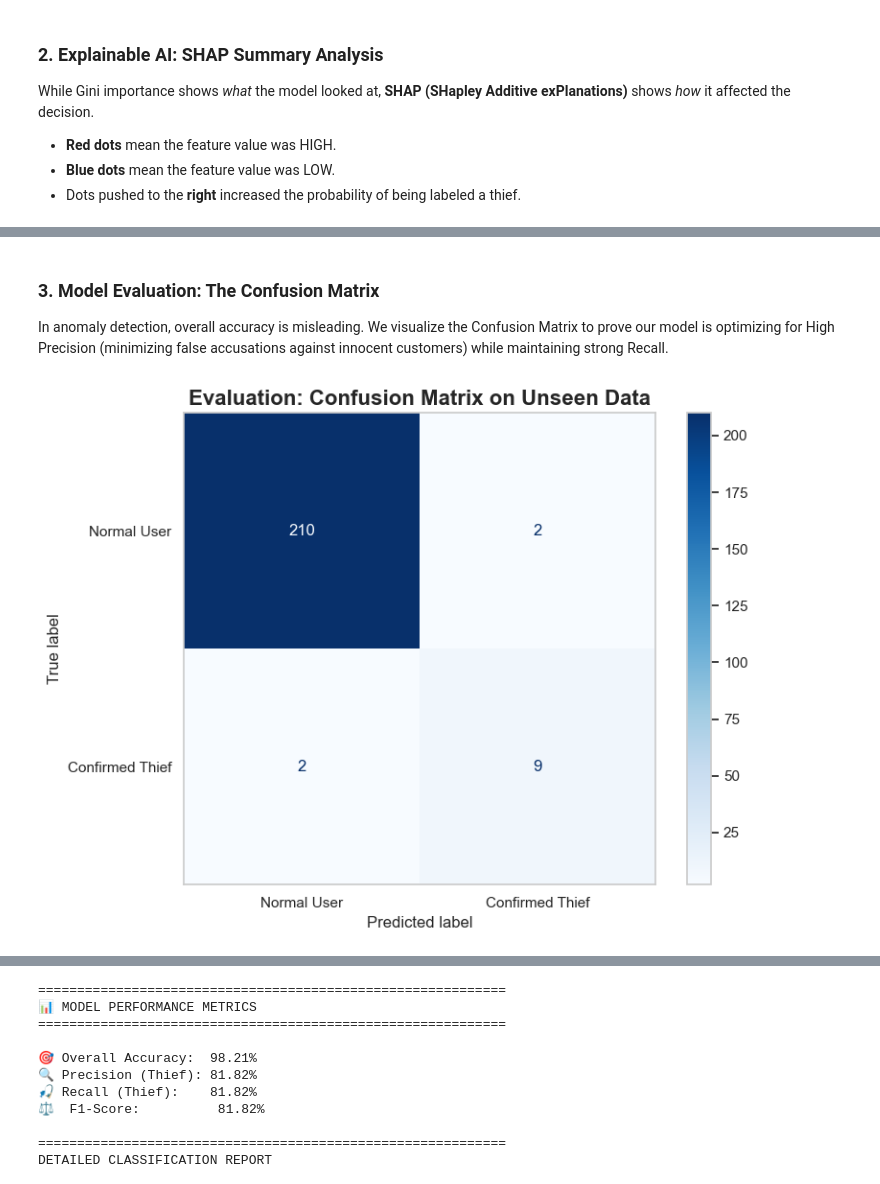
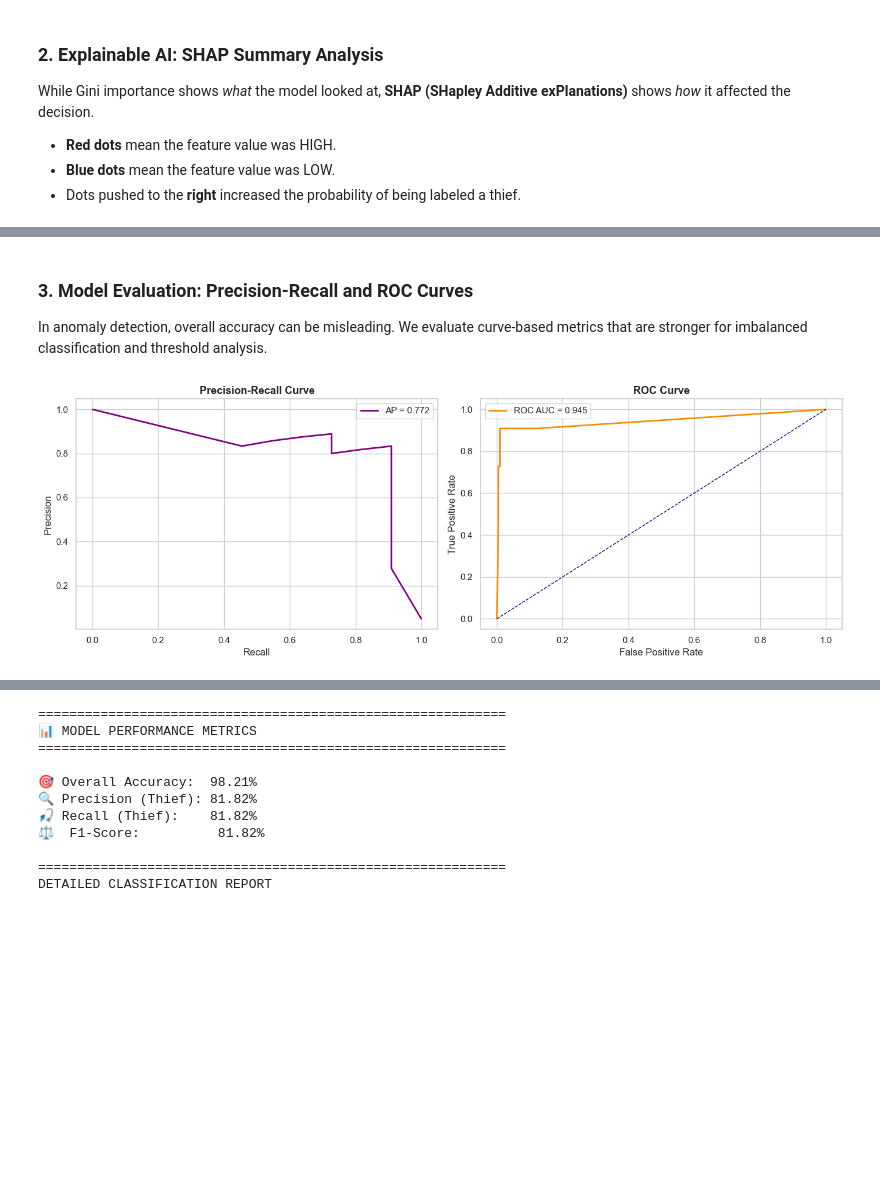
Before and after one commit to PiyushBhavsar22/Detection-of-Abnormal-Electricity-Consumption-Patterns-Using-Data-Mining-Techniques, a Jupyter notebook: Data_Mining_Visualizations.ipynb, the cells around one changed output, grey strips where cells are left out. Cells and saved outputs as stored; diff of their text form; code cells hidden in the pictures; blank space fills up the shorter version.

```diff
--- a/Data_Mining_Visualizations.ipynb
+++ b/Data_Mining_Visualizations.ipynb
@@ -174,24 +174,36 @@ Calculating SHAP values... (This uses game theory and may take a few seconds)
 # %% [markdown]
-### 3. Model Evaluation: The Confusion Matrix
-In anomaly detection, overall accuracy is misleading. We visualize the Confusion Matrix to prove our model is optimizing for High Precision (minimizing false accusations against innocent customers) while maintaining strong Recall.
+### 3. Model Evaluation: Precision-Recall and ROC Curves
+In anomaly detection, overall accuracy can be misleading. We evaluate curve-based metrics that are stronger for imbalanced classification and threshold analysis.
 # %%
-# Predict on the unseen test data
-y_pred = rf_model.predict(X_test)
+# Predict probabilities on unseen test data
+y_prob = rf_model.predict_proba(X_test)[:, 1]
 
-# Calculate the matrix
-cm = confusion_matrix(y_test, y_pred)
+# Precision-Recall curve and AP score
+precision, recall, _ = precision_recall_curve(y_test, y_prob)
+ap_score = average_precision_score(y_test, y_prob)
 
-# Plot it using a professional blue color map
-fig, ax = plt.subplots(figsize=(8, 6))
-disp = ConfusionMatrixDisplay(confusion_matrix=cm, display_labels=["Normal User", "Confirmed Thief"])
-disp.plot(cmap='Blues', ax=ax, values_format='d')
+# ROC curve and AUC score
+fpr, tpr, _ = roc_curve(y_test, y_prob)
+roc_auc = auc(fpr, tpr)
 
-plt.title('Evaluation: Confusion Matrix on Unseen Data', fontsize=16, fontweight='bold')
-plt.grid(False) # Turn off grid lines for a cleaner heatmap
+fig, axes = plt.subplots(1, 2, figsize=(14, 5))
+
+axes[0].plot(recall, precision, color='purple', lw=2, label=f'AP = {ap_score:.3f}')
+axes[0].set_title('Precision-Recall Curve', fontsize=13, fontweight='bold')
+axes[0].set_xlabel('Recall')
+axes[0].set_ylabel('Precision')
+axes[0].legend()
+
+axes[1].plot(fpr, tpr, color='darkorange', lw=2, label=f'ROC AUC = {roc_auc:.3f}')
+axes[1].plot([0, 1], [0, 1], color='navy', lw=1, linestyle='--')
+axes[1].set_title('ROC Curve', fontsize=13, fontweight='bold')
+axes[1].set_xlabel('False Positive Rate')
+axes[1].set_ylabel('True Positive Rate')
+axes[1].legend()
+
 plt.tight_layout()
-
 plt.show()
 # %% [output]
-[figure, old version]
+[figure, new version]
 # %% [markdown]
 ### 4. Classification Report: Precision, Recall & F1-Score
```
Also changed, not shown: parts of 7 cells of this notebook.
